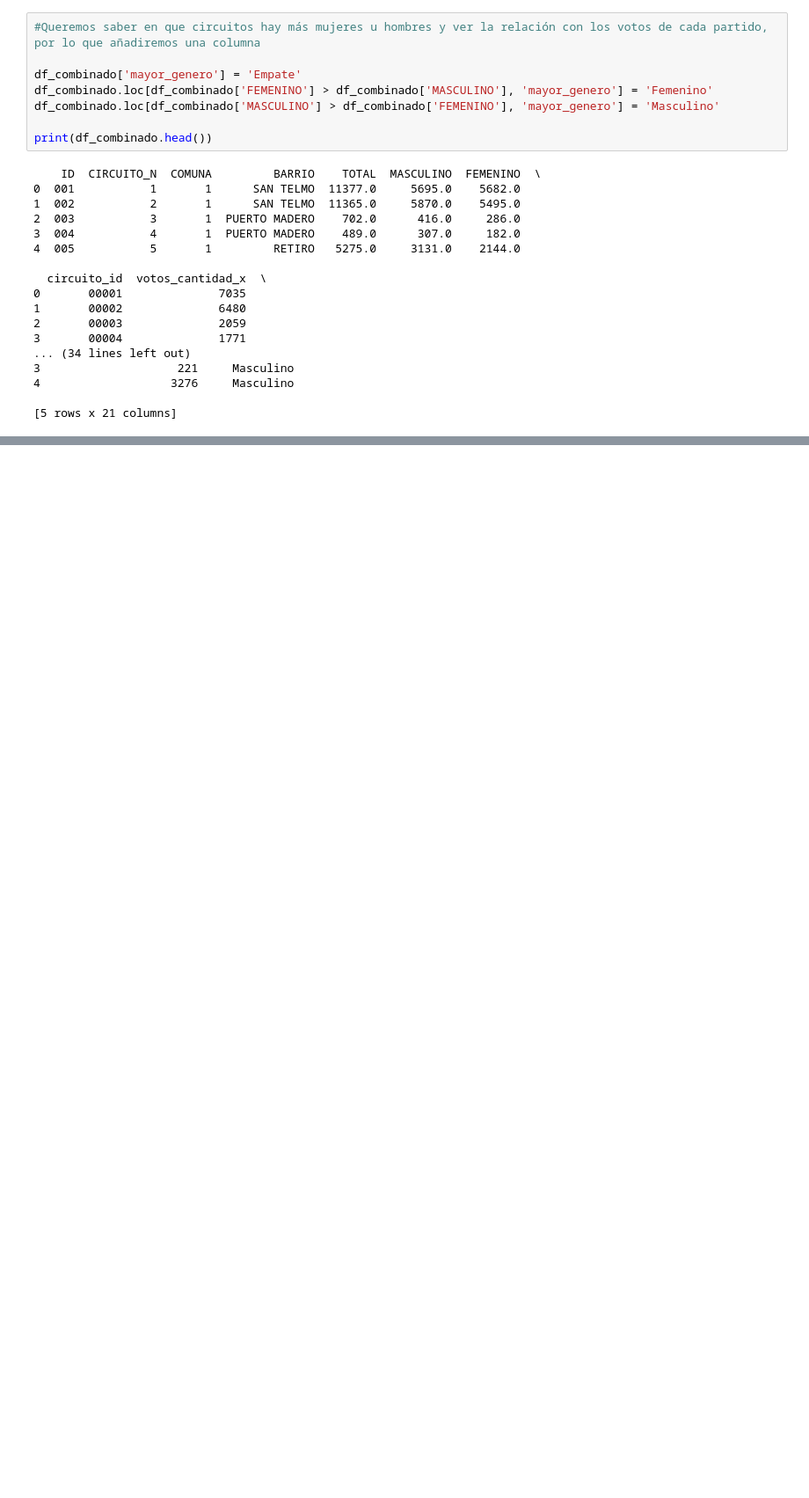
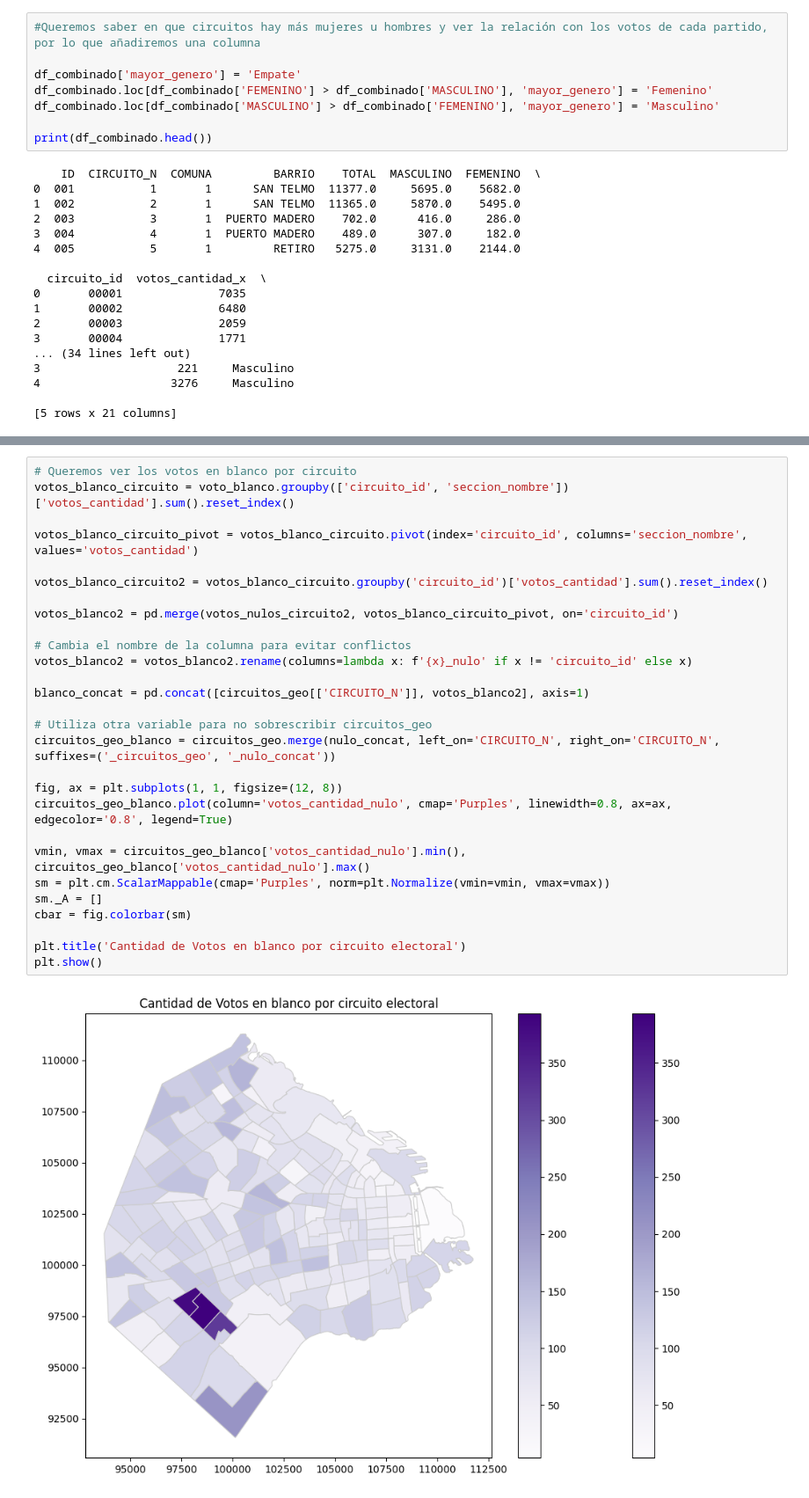
Before and after one commit to ClauBDA/metop, a Jupyter notebook: consigna_dos/consigna_dos.ipynb, the cells around one changed output, grey strips where cells are left out. Shown at 88% size. Drawn from its saved outputs; the diff is of its cells as text; blank space fills up the shorter version.

```diff
--- a/consigna_dos/consigna_dos.ipynb
+++ b/consigna_dos/consigna_dos.ipynb
@@ -712,0 +757,30 @@ print(df_combinado.head())
+# %%
+# Queremos ver los votos en blanco por circuito
+votos_blanco_circuito = voto_blanco.groupby(['circuito_id', 'seccion_nombre'])['votos_cantidad'].sum().reset_index()
+
+votos_blanco_circuito_pivot = votos_blanco_circuito.pivot(index='circuito_id', columns='seccion_nombre', values='votos_cantidad')
+
+votos_blanco_circuito2 = votos_blanco_circuito.groupby('circuito_id')['votos_cantidad'].sum().reset_index()
+
+votos_blanco2 = pd.merge(votos_nulos_circuito2, votos_blanco_circuito_pivot, on='circuito_id')
+
+# Cambia el nombre de la columna para evitar conflictos
+votos_blanco2 = votos_blanco2.rename(columns=lambda x: f'{x}_nulo' if x != 'circuito_id' else x)
+
+blanco_concat = pd.concat([circuitos_geo[['CIRCUITO_N']], votos_blanco2], axis=1)
+
+# Utiliza otra variable para no sobrescribir circuitos_geo
+circuitos_geo_blanco = circuitos_geo.merge(nulo_concat, left_on='CIRCUITO_N', right_on='CIRCUITO_N', suffixes=('_circuitos_geo', '_nulo_concat'))
+
+fig, ax = plt.subplots(1, 1, figsize=(12, 8))
+circuitos_geo_blanco.plot(column='votos_cantidad_nulo', cmap='Purples', linewidth=0.8, ax=ax, edgecolor='0.8', legend=True)
+
+vmin, vmax = circuitos_geo_blanco['votos_cantidad_nulo'].min(), circuitos_geo_blanco['votos_cantidad_nulo'].max()
+sm = plt.cm.ScalarMappable(cmap='Purples', norm=plt.Normalize(vmin=vmin, vmax=vmax))
+sm._A = []
+cbar = fig.colorbar(sm)
+
+plt.title('Cantidad de Votos en blanco por circuito electoral')
+plt.show()
+# %% [output]
+[figure, added]
```
Also changed, not shown: parts of 19 cells of this notebook.
